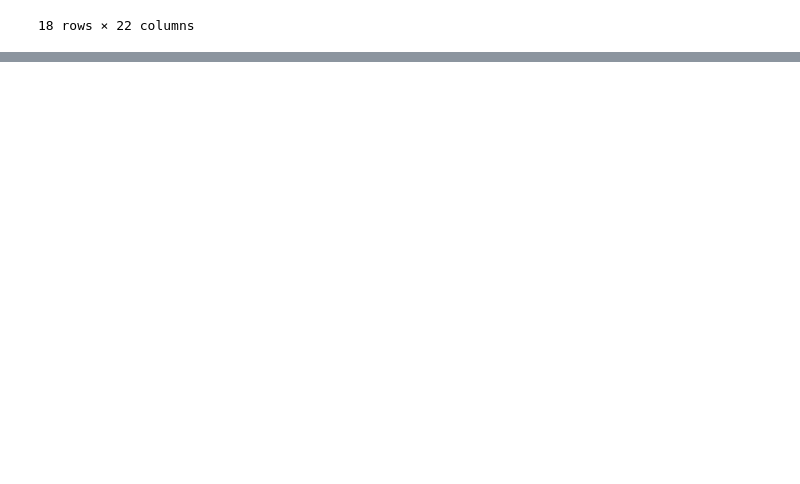
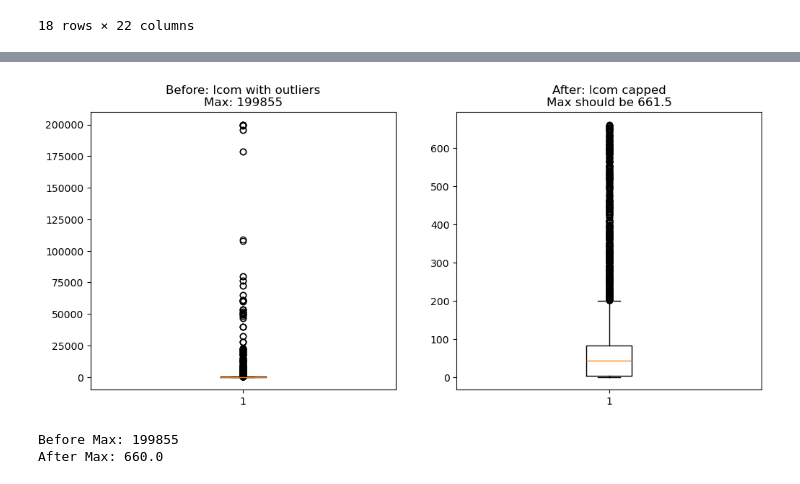
Before and after one commit to DillibabuAI/Week-9-ML-and-Data-Science-Capstone-Project, a Jupyter notebook: 9.3-Univariate-and-Bivariate/Central Tendency.ipynb, the cells around one changed output, grey strips where cells are left out. Cells and saved outputs as stored; diff of their text form; code cells hidden in the pictures; blank space fills up the shorter version.

```diff
--- a/9.3-Univariate-and-Bivariate/Central Tendency.ipynb
+++ b/9.3-Univariate-and-Bivariate/Central Tendency.ipynb
@@ -161,0 +156,14 @@ and high metric values represent genuinely complex, defect-prone classes rather
+# %%
+# Finding the outliers for our dataset
+Q1 = dataset[quan].quantile(0.25)
+Q3 = dataset[quan].quantile(0.75)
+IQR = Q3 - Q1
+
+lower = Q1 - 1.5*IQR
+upper = Q3 + 1.5*IQR
+
+# Check
+for col in quan:
+    less = (dataset[col] < lower[col]).sum()
+    great = (dataset[col] > upper[col]).sum()
+    print(f"{col}: Lesser={less}, Greater={great}")
@@ -161,0 +188,6 @@ and high metric values represent genuinely complex, defect-prone classes rather
+# %%
+# Replacing the outliers with median values
+import numpy as np
+for col in quan:
+    median = dataset[col].median()
+    dataset[col] = np.where((dataset[col] > upper[col]) | (dataset[col] < lower[col]), median, dataset[col])
@@ -161,0 +218,27 @@ and high metric values represent genuinely complex, defect-prone classes rather
+# %%
+import pandas as pd
+import matplotlib.pyplot as plt
+
+# Load original fresh
+dataset_before = pd.read_csv('DillibabuSarva_DefectDataset.csv')
+
+# dataset_after is your current capped dataset
+dataset_after = dataset # your current variable
+
+fig, ax = plt.subplots(1,2, figsize=(12,5))
+
+ax[0].boxplot(dataset_before['lcom'])
+ax[0].set_title('Before: lcom with outliers\nMax: 199855')
+
+ax[1].boxplot(dataset_after['lcom'])
+ax[1].set_title('After: lcom capped\nMax should be 661.5')
+
+plt.show()
+
+# Print proof
+print(f"Before Max: {dataset_before['lcom'].max()}")
+print(f"After Max: {dataset_after['lcom'].max()}")
+# %% [output]
+[figure, added]
+Before Max: 199855
+After Max: 660.0
```
Also changed, not shown: parts of 6 cells of this notebook.
